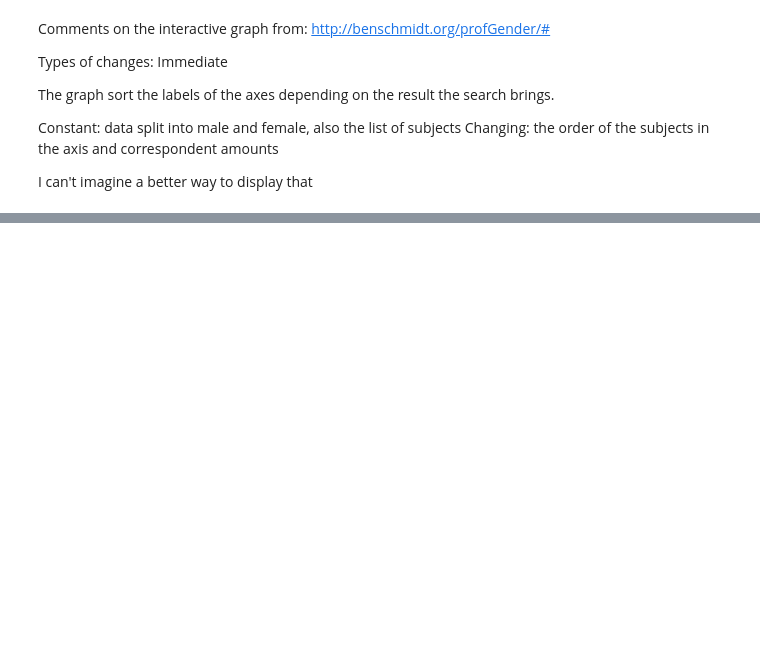
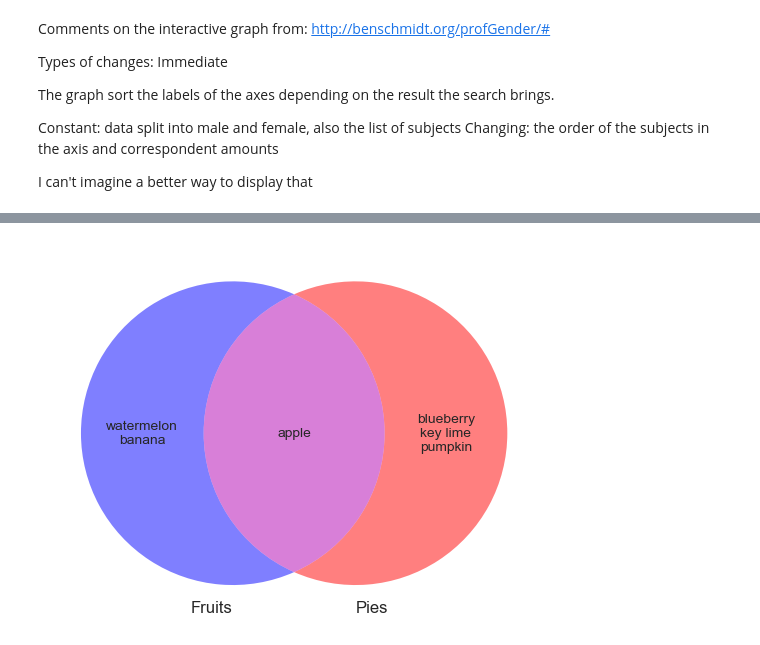
Before and after one commit to fabianabarril/visualization, a Jupyter notebook: oct_29_2025.ipynb, the cells around one changed output, grey strips where cells are left out. Saved outputs shown, nothing was run; the diff lists cells and outputs as text; code cells hidden in the pictures; blank space fills up the shorter version.

```diff
--- a/oct_29_2025.ipynb
+++ b/oct_29_2025.ipynb
@@ -104,0 +209,17 @@ I can't imagine a better way to display that
+# %%
+A = set(["apple", "banana", "watermelon"])
+B = set(["pumpkin", "blueberry", "apple", "key lime"])
+# %%
+diagram = venn2_unweighted([A, B],
+                           set_labels = ('Fruits', 'Pies'),
+                           set_colors=("blue", "red"),
+                           alpha=0.5
+                           )
+
+diagram.get_label_by_id("10").set_text("\n".join(A - B)) # left
+diagram.get_label_by_id("11").set_text("\n".join(A & B)) # center
+diagram.get_label_by_id("01").set_text("\n".join(B - A)) # right
+
+plt.show()
+# %% [output]
+[figure, added]
```
Also changed, not shown: parts of 8 cells of this notebook.
